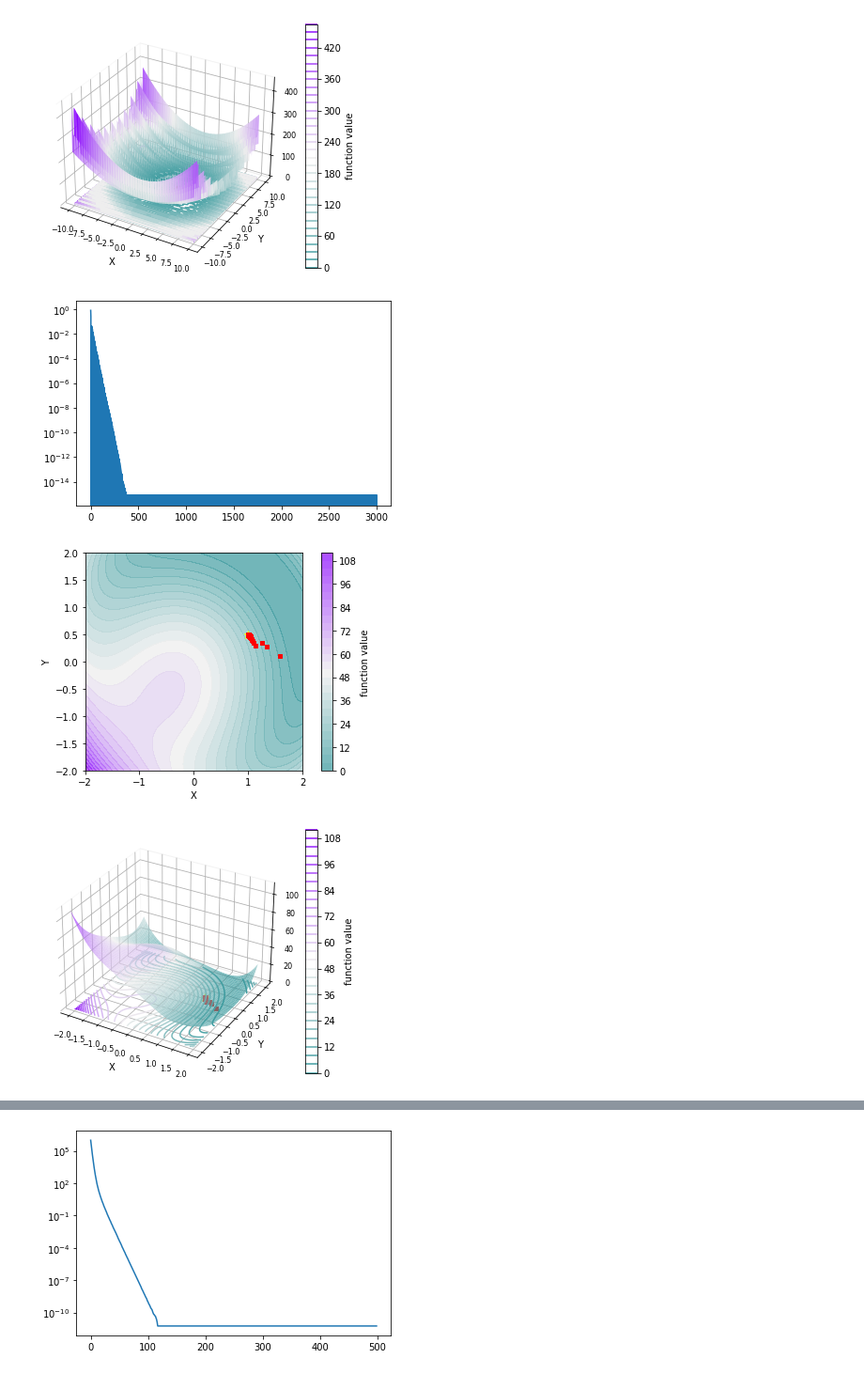
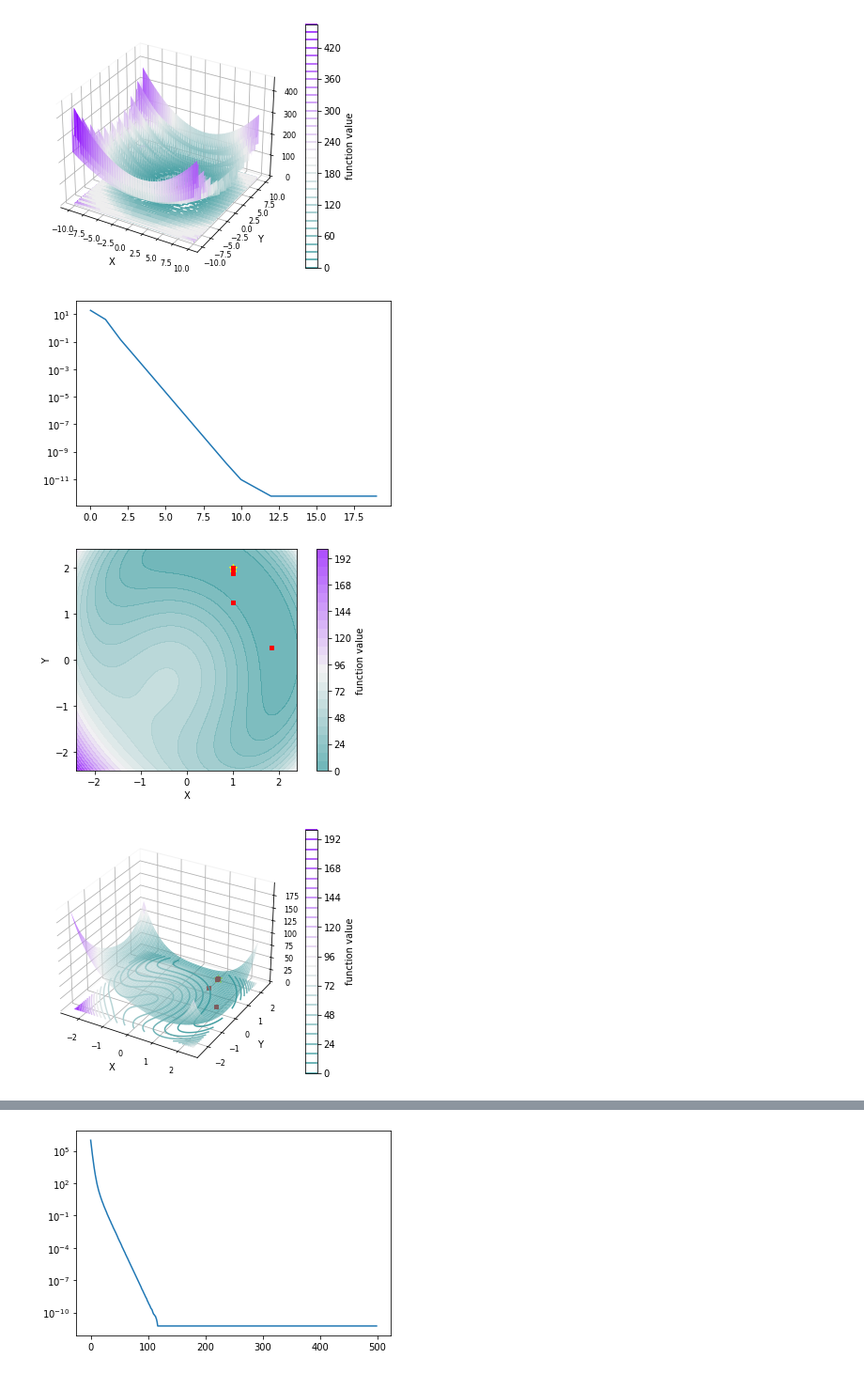
Before and after one commit to gowerrobert/sps_optimizers_with_martin_plots, a Jupyter notebook: 2D_examplesVisualization_rob_version.ipynb, the cells around one changed output, grey strips where cells are left out. Shown at 94% size. Drawn from its saved outputs; the diff is of its cells as text; code cells hidden in the pictures.

Commit message:
new PermD function working well

```diff
--- a/2D_examplesVisualization_rob_version.ipynb
+++ b/2D_examplesVisualization_rob_version.ipynb
@@ -22,9 +22,20 @@ def LevyN13_i(i,x):
 def PermDBeta_i(i,x):
     beta=0.5  # Added default value for beta
     v = 0
+    # j = np.arange(1, d+1)
+    # j = range(1,d+1)
+    # v = torch.sum(((j**(i+1) + beta) *((x/j)**(i+1) - 1))**2 )
     for j in range(d):
-        v+=(1+j+beta)*(x[j]**(i+1) -1. / (j+1)**(i+1))
+        # v+=(1+j+beta)*(x[j]**(i+1) -1. / (j+1)**(i+1))
+        # v+=(1+j+beta)*(x[j]/(j+1)**(i+1))
+        v+= (((j+1)**(i+1) + beta) *((x[j]/(j+1))**(i+1) - 1))**2
     return v
+
+# def __call__(self, X):
+#         d = X.shape[0]
+#         j = np.arange(0, d)
+#         res = np.sum([np.sum(((j+1)**(i+1) +(j+1)**(i)* self.beta) *((X/(j+1))**(i+1) - 1))**2  for i in range(0, d)])
+#         return res
 
 def Rastrigin_i(i,x):
     v = 10+x[i]**2-10*torch.cos(2*torch.pi*x[i])
@@ -85,7 +96,7 @@ def plot_level_set_results(bench_function,x_list):
     plt.tight_layout()
 
     bench.plot_3d(bench_function, n_space=100, ax=None,show=False)
-    plt.plot(X_min[0],X_min[1],'*', markersize=9, color='yellow')
+    plt.plot(X_min[0],X_min[1],'*', markersize=10, color='yellow')
     for x in x_list:
         plt.plot(x[0],x[1],'rs',markersize=4)
     plt.tight_layout()
@@ -104,16 +115,16 @@ plot_level_set_results(LevyN13,x_list)
 [figure]
 # %%
 d=2
-x0 = -torch.randn(d, requires_grad=True).double()
-x_list, fval  =run_SP2plus(PermDBeta_i, epochs=3000, d=d, x0 =x0, lr = 1.0)
+x0 = -2*torch.randn(d, requires_grad=True).double()
+x_list, fval  =run_SP2plus(PermDBeta_i, epochs=20, d=d, x0 =x0, lr = 1.0)
 plt.semilogy(fval)
 
 
 PermDBeta = bench.function.PermDBeta(d)
 plot_level_set_results(PermDBeta,x_list)
 # %% [output]
-[figure, old version]
+[figure, new version]
-[figure, old version]
+[figure, new version]
-[figure, old version]
+[figure, new version]
 # %%
 d=2
```
Also changed, not shown: parts of 1 cell of this notebook, 1 other file.
